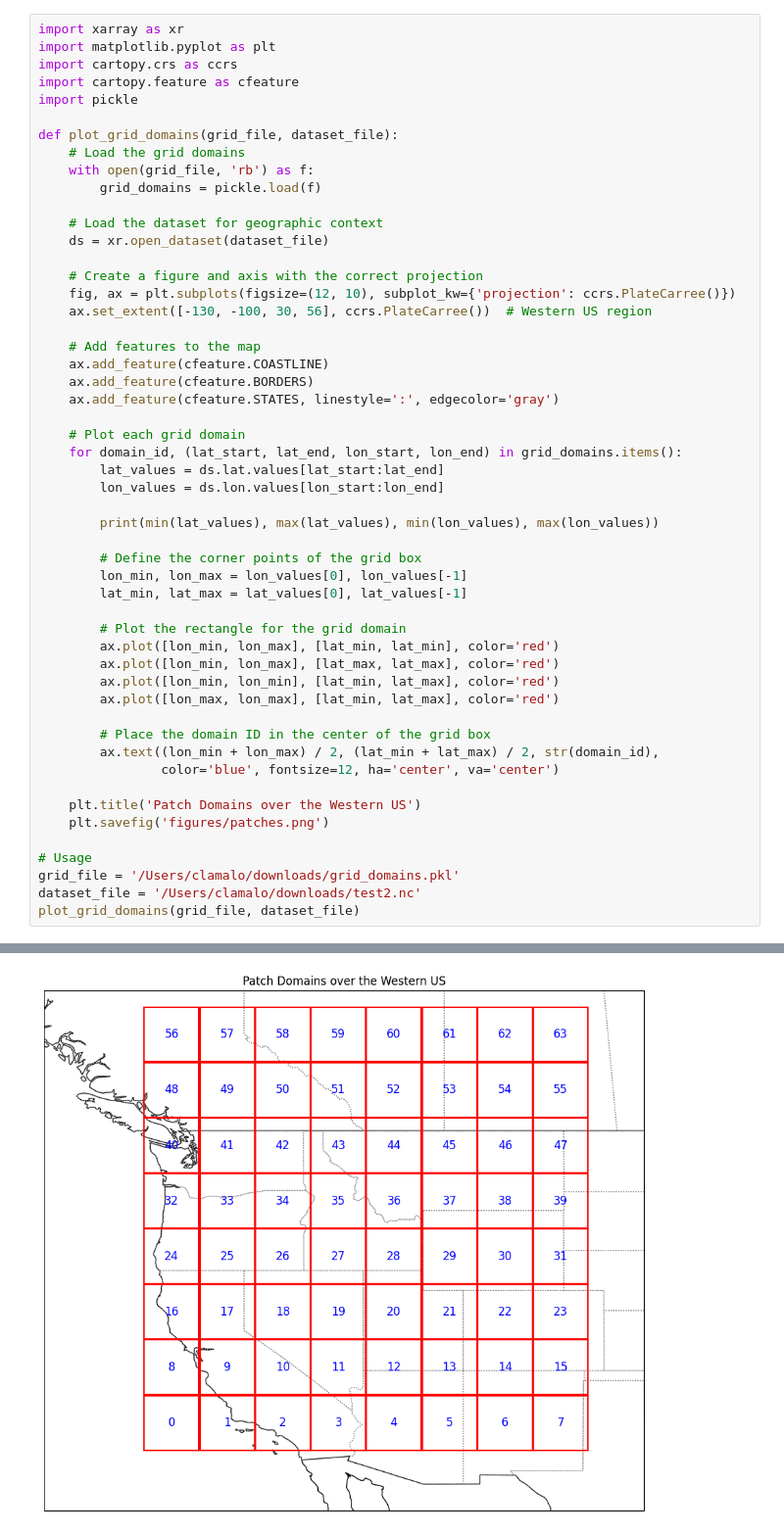
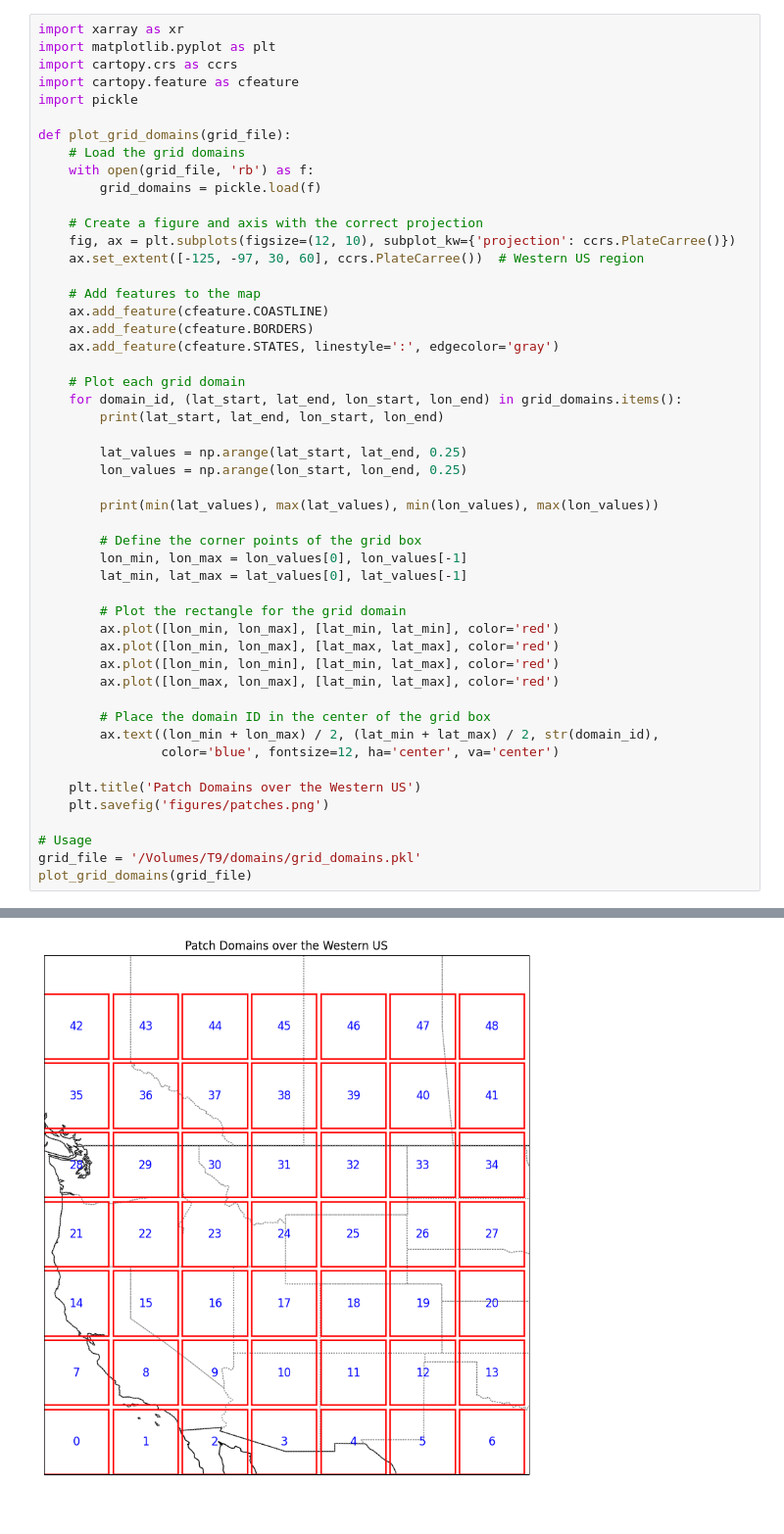
Before and after one commit to clamalo/harpnet, a Jupyter notebook: plot_patches.ipynb, the cells around one changed output, grey strips where cells are left out. Shown at 98% size. Drawn from its saved outputs; the diff is of its cells as text; blank space fills up the shorter version.

```diff
--- a/plot_patches.ipynb
+++ b/plot_patches.ipynb
@@ -31,17 +27,14 @@ import cartopy.crs as ccrs
 import cartopy.feature as cfeature
 import pickle
 
-def plot_grid_domains(grid_file, dataset_file):
+def plot_grid_domains(grid_file):
     # Load the grid domains
     with open(grid_file, 'rb') as f:
         grid_domains = pickle.load(f)
 
-    # Load the dataset for geographic context
-    ds = xr.open_dataset(dataset_file)
-
     # Create a figure and axis with the correct projection
     fig, ax = plt.subplots(figsize=(12, 10), subplot_kw={'projection': ccrs.PlateCarree()})
-    ax.set_extent([-130, -100, 30, 56], ccrs.PlateCarree())  # Western US region
+    ax.set_extent([-125, -97, 30, 60], ccrs.PlateCarree())  # Western US region
 
     # Add features to the map
     ax.add_feature(cfeature.COASTLINE)
@@ -50,8 +43,10 @@ def plot_grid_domains(grid_file, dataset_file):
 
     # Plot each grid domain
     for domain_id, (lat_start, lat_end, lon_start, lon_end) in grid_domains.items():
-        lat_values = ds.lat.values[lat_start:lat_end]
-        lon_values = ds.lon.values[lon_start:lon_end]
+        print(lat_start, lat_end, lon_start, lon_end)
+
+        lat_values = np.arange(lat_start, lat_end, 0.25)
+        lon_values = np.arange(lon_start, lon_end, 0.25)
 
         print(min(lat_values), max(lat_values), min(lon_values), max(lon_values))
 
@@ -73,7 +68,6 @@ def plot_grid_domains(grid_file, dataset_file):
     plt.savefig('figures/patches.png')
 
 # Usage
-grid_file = '/Users/clamalo/downloads/grid_domains.pkl'
-dataset_file = '/Users/clamalo/downloads/test2.nc'
-plot_grid_domains(grid_file, dataset_file)
+grid_file = '/Volumes/T9/domains/grid_domains.pkl'
+plot_grid_domains(grid_file)
 # %% [output]
@@ -97 +91 @@ plot_grid_domains(grid_file, dataset_file)
-[figure, old version]
+[figure, new version]
```
Also changed, not shown: parts of 2 cells of this notebook, 5 other files.
